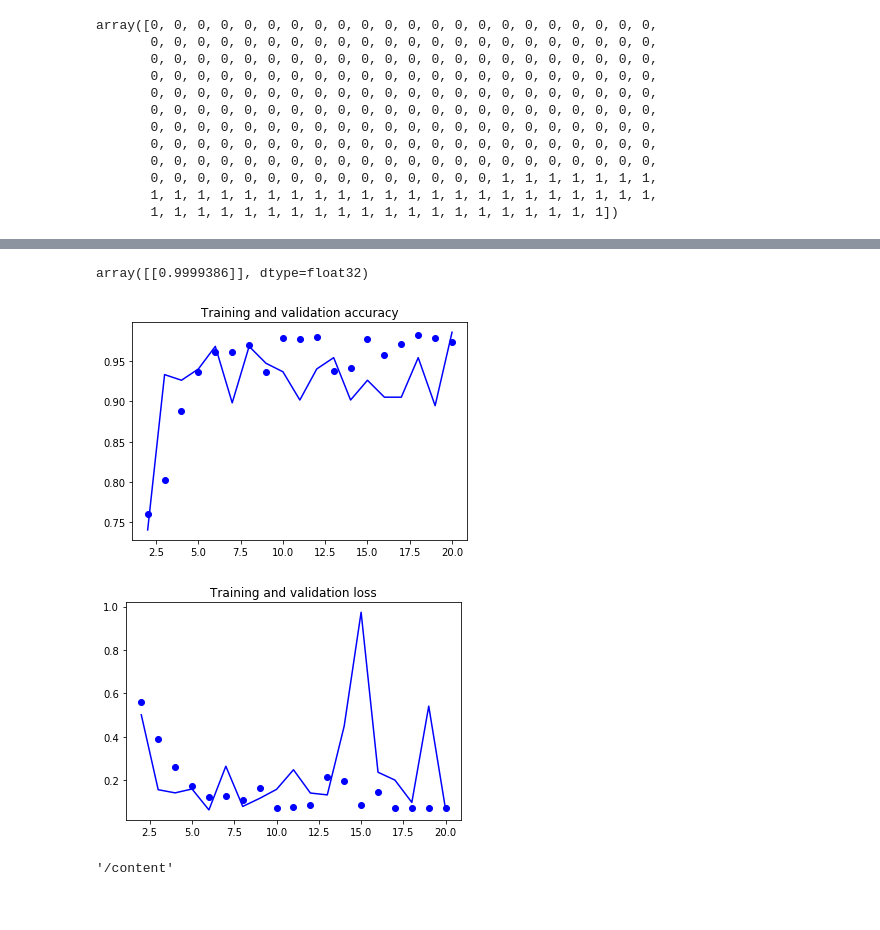
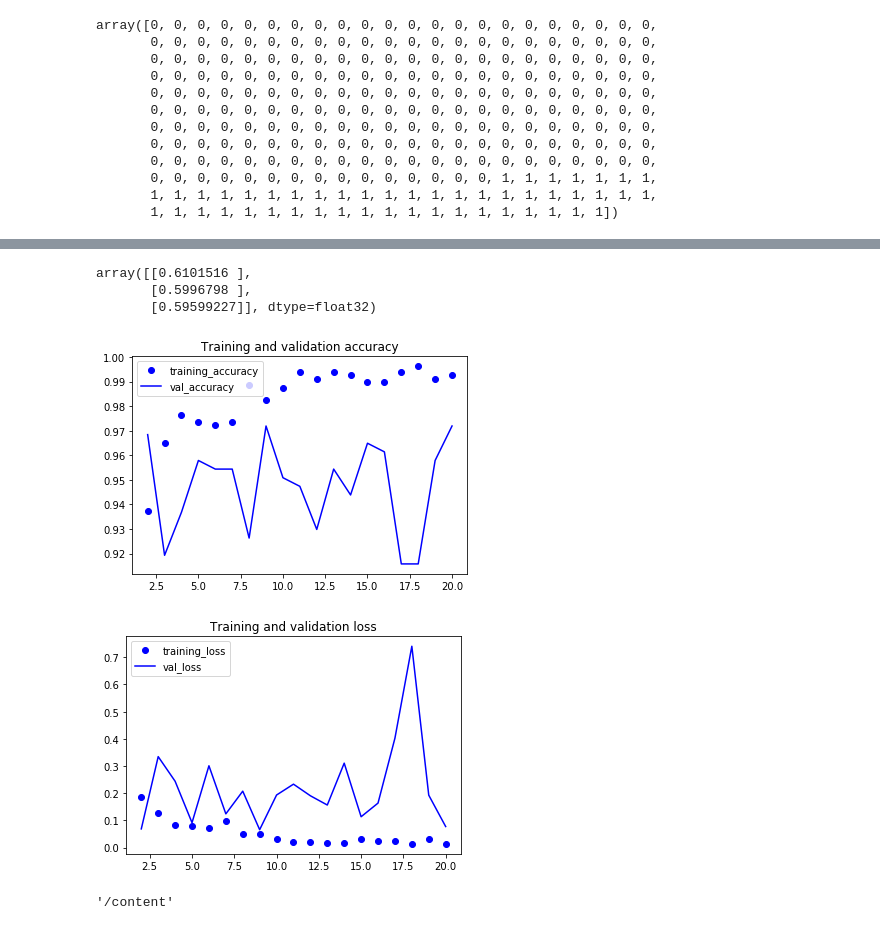
Before and after one commit to sunmarknatecom/colaboratory, a Jupyter notebook: lung_separation3.ipynb, the cells around one changed output, grey strips where cells are left out. Saved outputs shown, nothing was run; the diff lists cells and outputs as text; code cells hidden in the pictures.

```diff
--- a/lung_separation3.ipynb
+++ b/lung_separation3.ipynb
@@ -36,10 +33,12 @@ def create_dataset(a, b, c, d):
         filename = path + fn
         ds = pydicom.dcmread(filename)
         df = ds.pixel_array
-        df_list.append(df)
-    df_list = np.array(df_list)
-    x_train = df_list.reshape(df_list.shape[0], 512, 512, 1).astype('float32')
-
+        df_3_ch = cv2.merge([df, df, df])
+        # df_nor = (df_3_ch - np.min(df))/(np.max(df)-np.min(df))
+        df_nor_array = df_3_ch.astype('float64')
+        df_list.append(df_nor_array)
+    df_array = np.array(df_list)
+    x_train = df_array.reshape(df_array.shape[0], 512, 512, 3).astype('float64')
     y_train = np.zeros((c), dtype=int) # c
     for i in range(a-1, b): # a+1, b
         y_train[i] = 1
@@ -114,7 +113,7 @@ y_train = np.concatenate((y_train_1, y_train_2), axis=0)
 y_train = np.concatenate((y_train_3, y_train), axis=0)
 # %%
 model = Sequential()
-model.add(Conv2D(64, (3, 3), activation='relu', input_shape=(512, 512, 1)))
+model.add(Conv2D(64, (3, 3), activation='relu', input_shape=(512, 512, 3)))
 model.add(Conv2D(64, (3, 3), activation='relu'))
 model.add(MaxPooling2D((2, 2)))
 model.add(Conv2D(128, (3, 3), activation='relu'))
@@ -158,2 +159,2 @@ _________________________________________________________________
 # %%
-model.compile(loss='binary_crossentropy', optimizer='adam', metrics=['accuracy'])
+model.compile(loss='binary_crossentropy', optimizer=optimizers.Adam(lr=1e-4), metrics=['accuracy'])
@@ -160,5 +165,5 @@ model.compile(loss='binary_crossentropy', optimizer='adam', metrics=['accuracy']
 # %%
-history = model.fit(x_train, y_train, validation_data=(x_test, y_test), epochs=20, batch_size=25)
+history = model.fit(x_train, y_train, validation_data=(x_test, y_test), epochs=20, batch_size=15)
 # %% [output]
 Train on 800 samples, validate on 285 samples
 Epoch 1/20
@@ -185,27 +248,31 @@ model.evaluate(x_test, y_test)
 # %%
-model.predict(x_train[250].reshape(1, 512, 512, 1))
+model.predict(val_data.reshape(3, 512, 512, 3))
 # %% [output]
-array([[0.9999386]], dtype=float32)
+array([[0.6101516 ],
+       [0.5996798 ],
+       [0.59599227]], dtype=float32)
 # %%
 acc = history.history['acc']
 val_acc = history.history['val_acc']
 loss = history.history['loss']
 val_loss = history.history['val_loss']
 
 epochs_n = range(2,len(acc)+1)
 
 plt.plot(epochs_n, acc[1:], 'bo', label='training_accuracy')
 plt.plot(epochs_n, val_acc[1:], 'b', label='val_accuracy')
+plt.legend()
 plt.title('Training and validation accuracy')
 plt.figure()
 
 plt.plot(epochs_n, loss[1:], 'bo', label='training_loss')
 plt.plot(epochs_n, val_loss[1:], 'b', label='val_loss')
+plt.legend()
 plt.title('Training and validation loss')
 plt.show()
 # %% [output]
-[figure, old version]
+[figure, new version]
-[figure, old version]
+[figure, new version]
 # %%
 model.save('./drive/My Drive/lung_separation_2.h5')
 # %%
```
Also changed, not shown: parts of 57 cells of this notebook.
